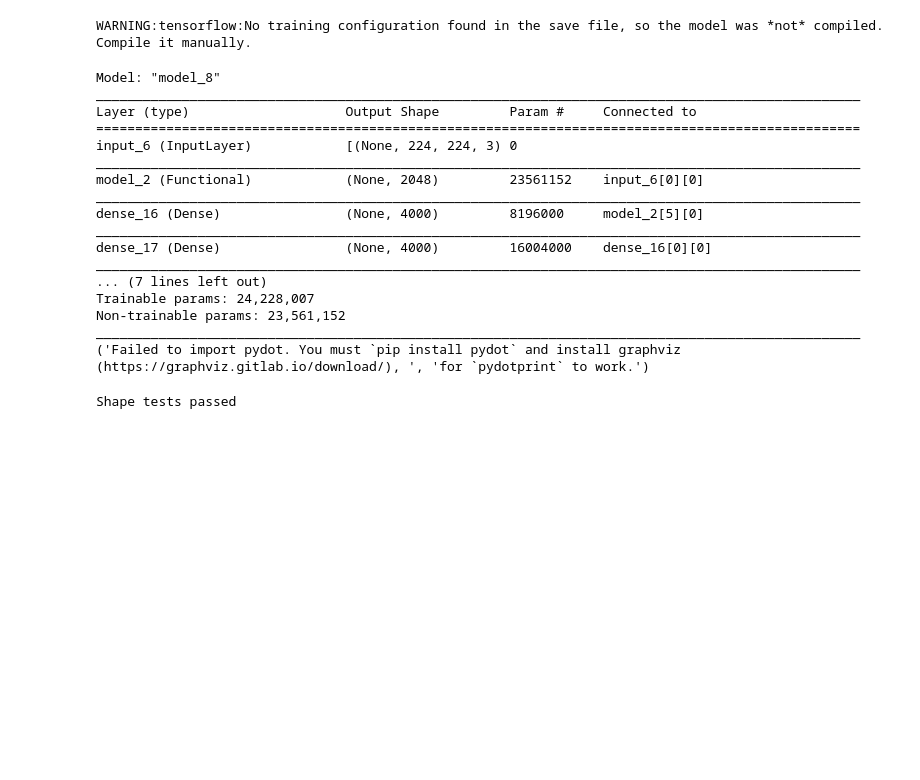
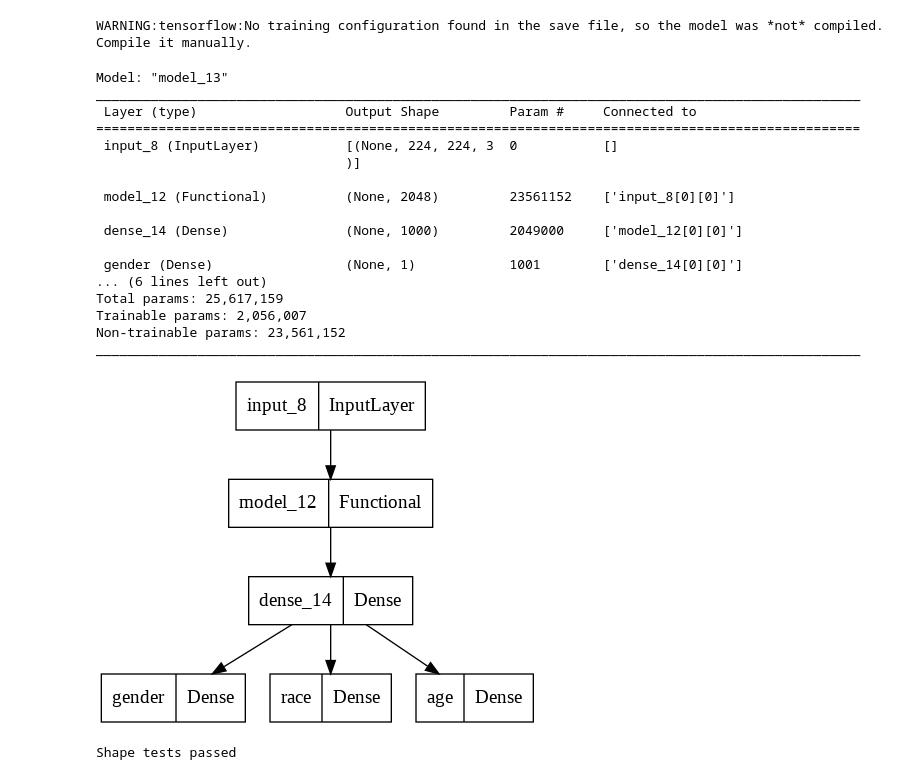
Before and after one commit to larinsi/DS0P, a Jupyter notebook: Machine_learning_Middle_level_Neural_networks/05_Convolutional_neural_networks_Pt2/Homework/homework_2_.ipynb, the cells around one changed output. Cells and saved outputs as stored; diff of their text form; code cells hidden in the pictures; blank space fills up the shorter version.

```diff
--- a/Machine_learning_Middle_level_Neural_networks/05_Convolutional_neural_networks_Pt2/Homework/homework_2_.ipynb
+++ b/Machine_learning_Middle_level_Neural_networks/05_Convolutional_neural_networks_Pt2/Homework/homework_2_.ipynb
@@ -780,55 +745,55 @@ WARNING:tensorflow:No training configuration found in the save file, so the mode
 # %%
 from tensorflow.keras.layers import Input
 from tensorflow.keras.utils import plot_model
+from tensorflow.keras.layers import Dense
 
 
 input_layer = Input(shape=(IMAGE_SIZE, IMAGE_SIZE, 3))
 
 # < YOUR CODE STARTS HERE >
 # переменная model должна содержать модель для дальнейшего обучения
 
 fine_tune_at = 150
 
 for layer in base_model.layers[fine_tune_at:]:
     layer.trainable = True
 
 
 base_model_out = base_model(input_layer)
 
-dense_layer = Dense(4000, activation="relu")(base_model_out)
-dense_layer_2 = Dense(4000, activation="relu")(dense_layer)
+dense_layer = Dense(1000, activation="relu")(base_model_out)
 
-output_gender = tf.keras.layers.Dense(1, activation="sigmoid", name="gender")(dense_layer_2)
-output_race = tf.keras.layers.Dense(5, activation="softmax", name="race")(dense_layer_2)
-output_age = tf.keras.layers.Dense(1, activation="linear", name="age")(dense_layer_2)
+
+output_gender = tf.keras.layers.Dense(1, activation="sigmoid", name="gender")(dense_layer)
+output_race = tf.keras.layers.Dense(5, activation="softmax", name="race")(dense_layer)
+output_age = tf.keras.layers.Dense(1, activation="sigmoid", name="age")(dense_layer)
 
 
 model = tf.keras.Model(inputs=input_layer, outputs=[output_gender, output_race, output_age])
-
-# checkpoint = tf.keras.callbacks.ModelCheckpoint(cpt_path, monitor='val_race_accuracy', verbose=1, save_best_only=True, mode='max')
 
 
 # < YOUR CODE ENDS HERE >
 model.summary()
 plot_model(model)
 # %% [output]
-Model: "model_8"
+Model: "model_13"
 __________________________________________________________________________________________________
-Layer (type)                    Output Shape         Param #     Connected to
+ Layer (type)                   Output Shape         Param #     Connected to
 ==================================================================================================
-input_6 (InputLayer)            [(None, 224, 224, 3) 0
-__________________________________________________________________________________________________
-model_2 (Functional)            (None, 2048)         23561152    input_6[0][0]
-__________________________________________________________________________________________________
-dense_16 (Dense)                (None, 4000)         8196000     model_2[5][0]
-__________________________________________________________________________________________________
-dense_17 (Dense)                (None, 4000)         16004000    dense_16[0][0]
-__________________________________________________________________________________________________
-... (7 lines left out)
-Trainable params: 24,228,007
+ input_8 (InputLayer)           [(None, 224, 224, 3  0           []
+                                )]
+
+ model_12 (Functional)          (None, 2048)         23561152    ['input_8[0][0]']
+
+ dense_14 (Dense)               (None, 1000)         2049000     ['model_12[0][0]']
+
+ gender (Dense)                 (None, 1)            1001        ['dense_14[0][0]']
+... (6 lines left out)
+Total params: 25,617,159
+Trainable params: 2,056,007
 Non-trainable params: 23,561,152
 __________________________________________________________________________________________________
-('Failed to import pydot. You must `pip install pydot` and install graphviz (https://graphviz.gitlab.io/download/), ', 'for `pydotprint` to work.')
+[figure, added]
 # %%
 prediction = model(np.zeros((6, IMAGE_SIZE, IMAGE_SIZE, 3), dtype=np.float32))
 assert len(prediction) == 3, "Модель должна возвращать три тензора"
```
Also changed, not shown: parts of 19 cells of this notebook.
